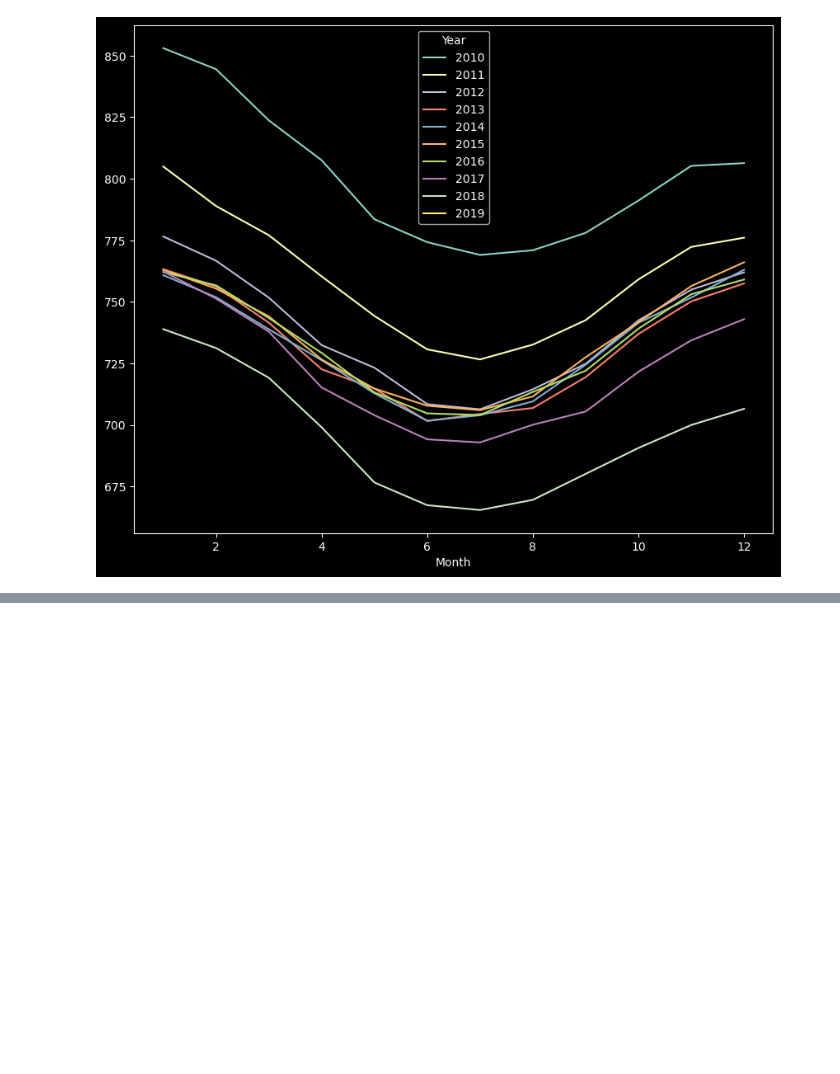
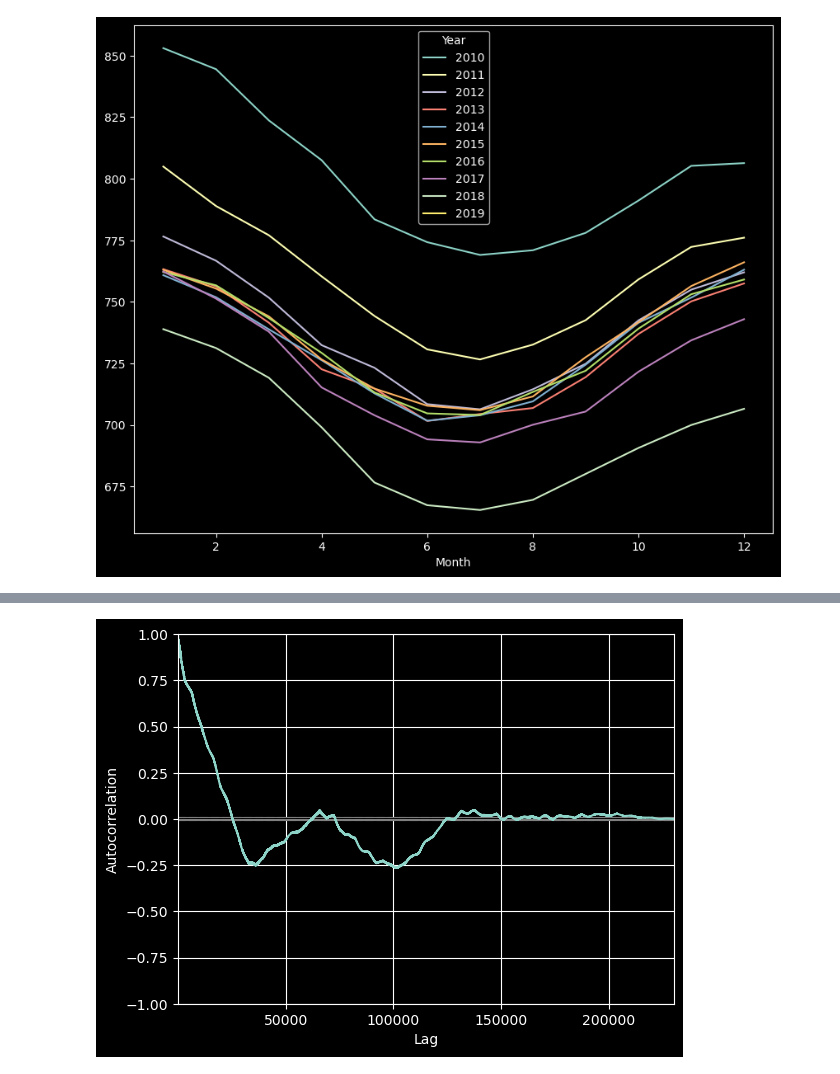
Before and after one commit to adityab24840/Deep-Learning, a Jupyter notebook: Code/TimeseriesAnalysis_Pandas.ipynb, the cells around one changed output, grey strips where cells are left out. Saved outputs shown, nothing was run; the diff lists cells and outputs as text; code cells hidden in the pictures; blank space fills up the shorter version.

```diff
--- a/Code/TimeseriesAnalysis_Pandas.ipynb
+++ b/Code/TimeseriesAnalysis_Pandas.ipynb
@@ -376,0 +424,6 @@ result_df.plot(figsize=(10,8))
+# %%
+# Autocorrelation Analysis
+pd.plotting.autocorrelation_plot(df['number_sold'])
+plt.show()
+# %% [output]
+[figure, added]
```
Also changed, not shown: parts of 14 cells of this notebook, 1 other file.
